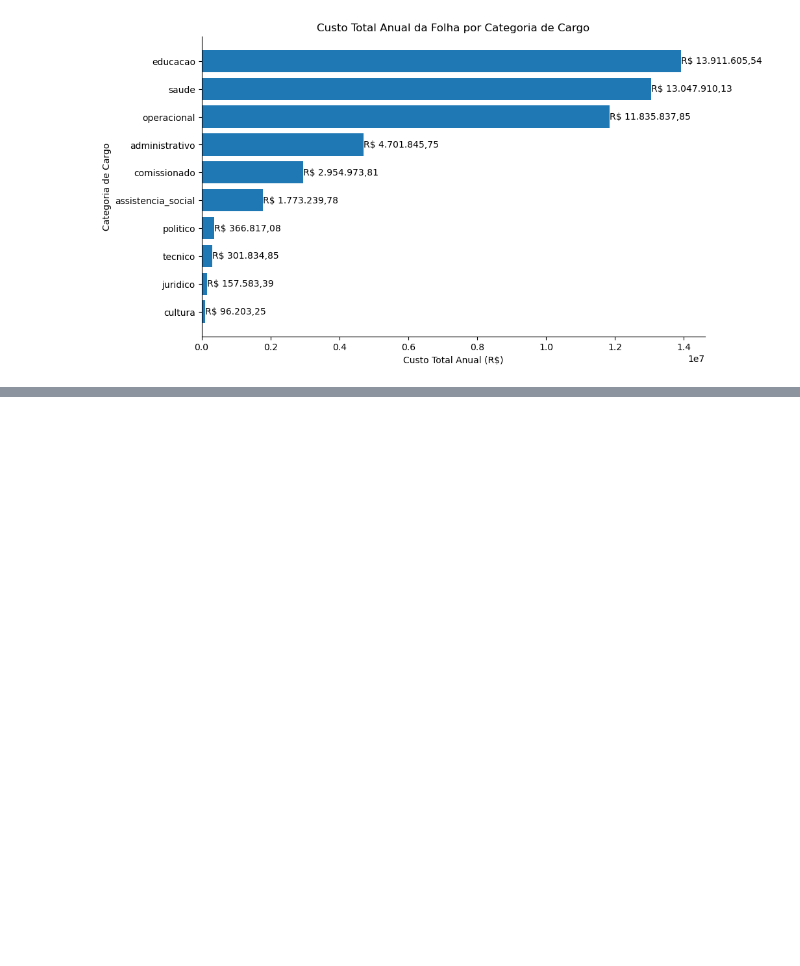
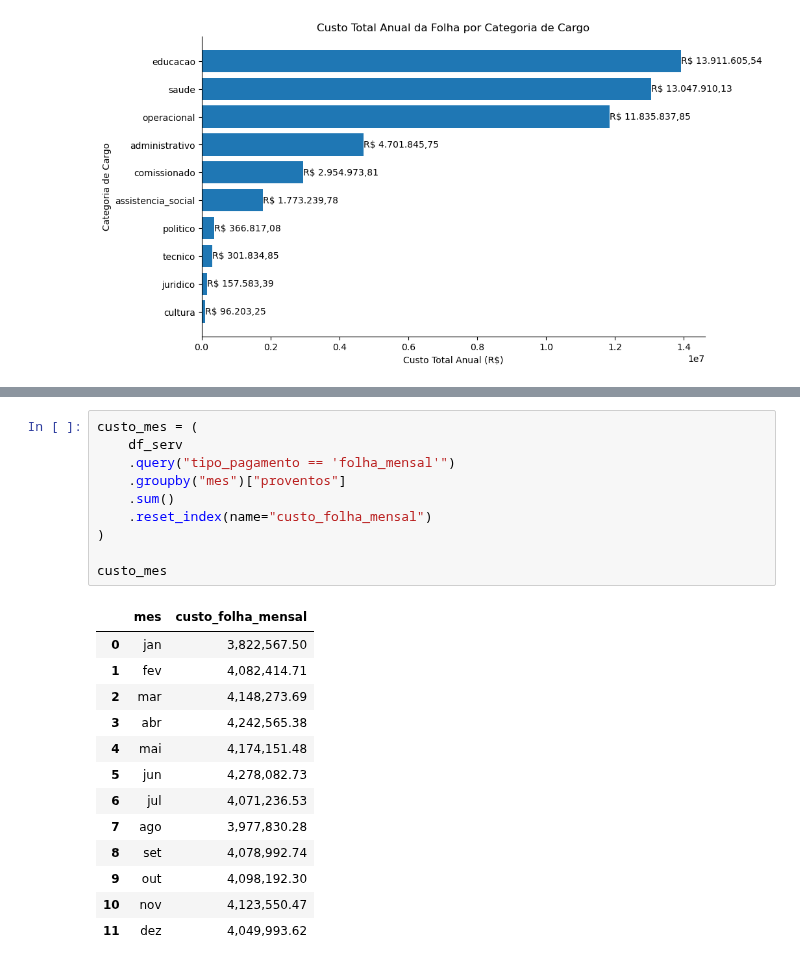
Before and after one commit to oguidenardi/folha_pagamento_santa_rita_2025, a Jupyter notebook: notebooks/04_exploratory_data_analysis.ipynb, the cells around one changed output, grey strips where cells are left out. Drawn from its saved outputs; the diff is of its cells as text; blank space fills up the shorter version.

```diff
--- a/notebooks/04_exploratory_data_analysis.ipynb
+++ b/notebooks/04_exploratory_data_analysis.ipynb
@@ -949,0 +955,24 @@ plt.show()
+# %%
+custo_mes = (
+    df_serv
+    .query("tipo_pagamento == 'folha_mensal'")
+    .groupby("mes")["proventos"]
+    .sum()
+    .reset_index(name="custo_folha_mensal")
+)
+
+custo_mes
+# %% [output]
+|  | mes | custo_folha_mensal |
+| 0 | jan | 3,822,567.50 |
+| 1 | fev | 4,082,414.71 |
+| 2 | mar | 4,148,273.69 |
+| 3 | abr | 4,242,565.38 |
+| 4 | mai | 4,174,151.48 |
+| 5 | jun | 4,278,082.73 |
+| 6 | jul | 4,071,236.53 |
+| 7 | ago | 3,977,830.28 |
+| 8 | set | 4,078,992.74 |
+| 9 | out | 4,098,192.30 |
+| 10 | nov | 4,123,550.47 |
+| 11 | dez | 4,049,993.62 |
```
Also changed, not shown: parts of 4 cells of this notebook.
